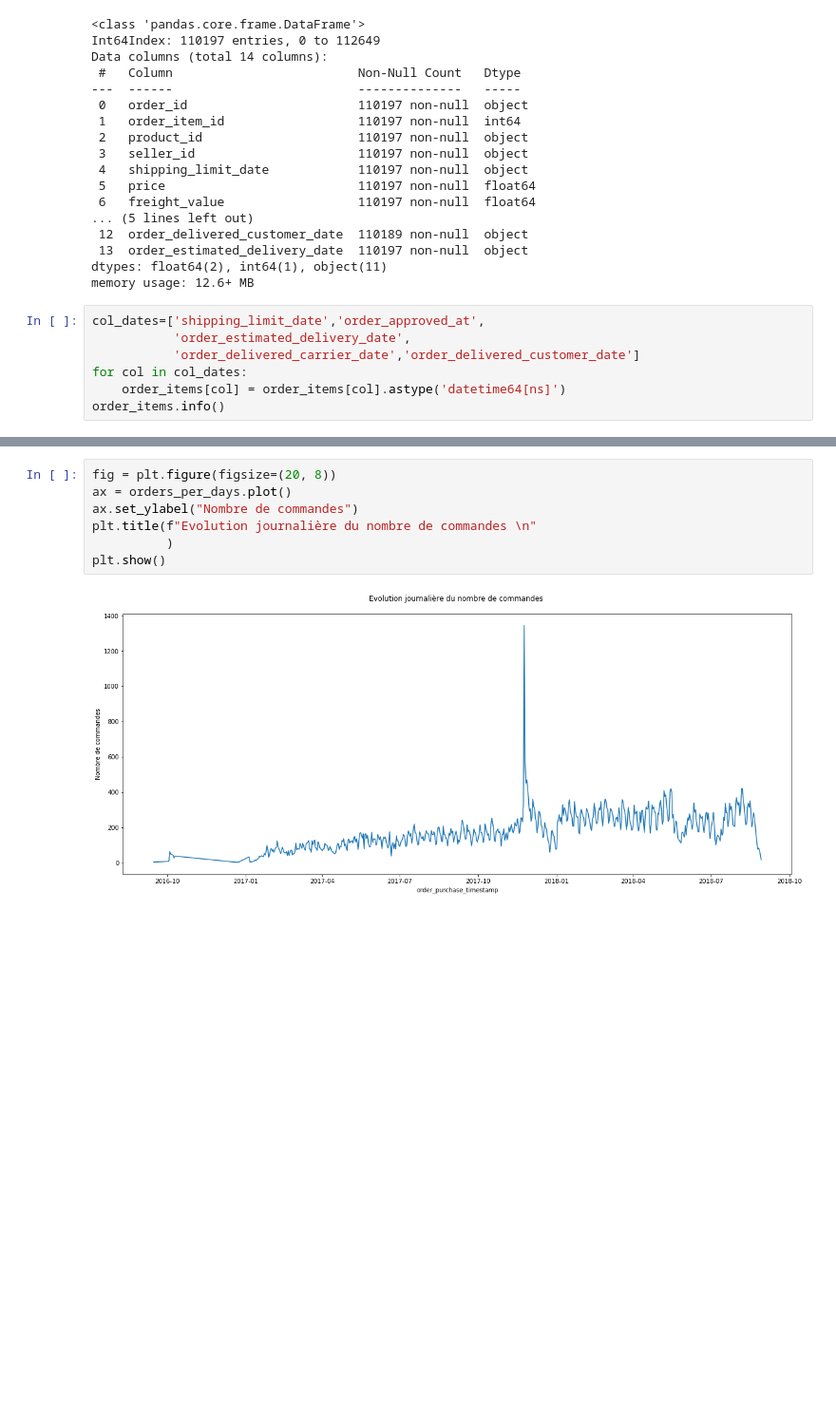
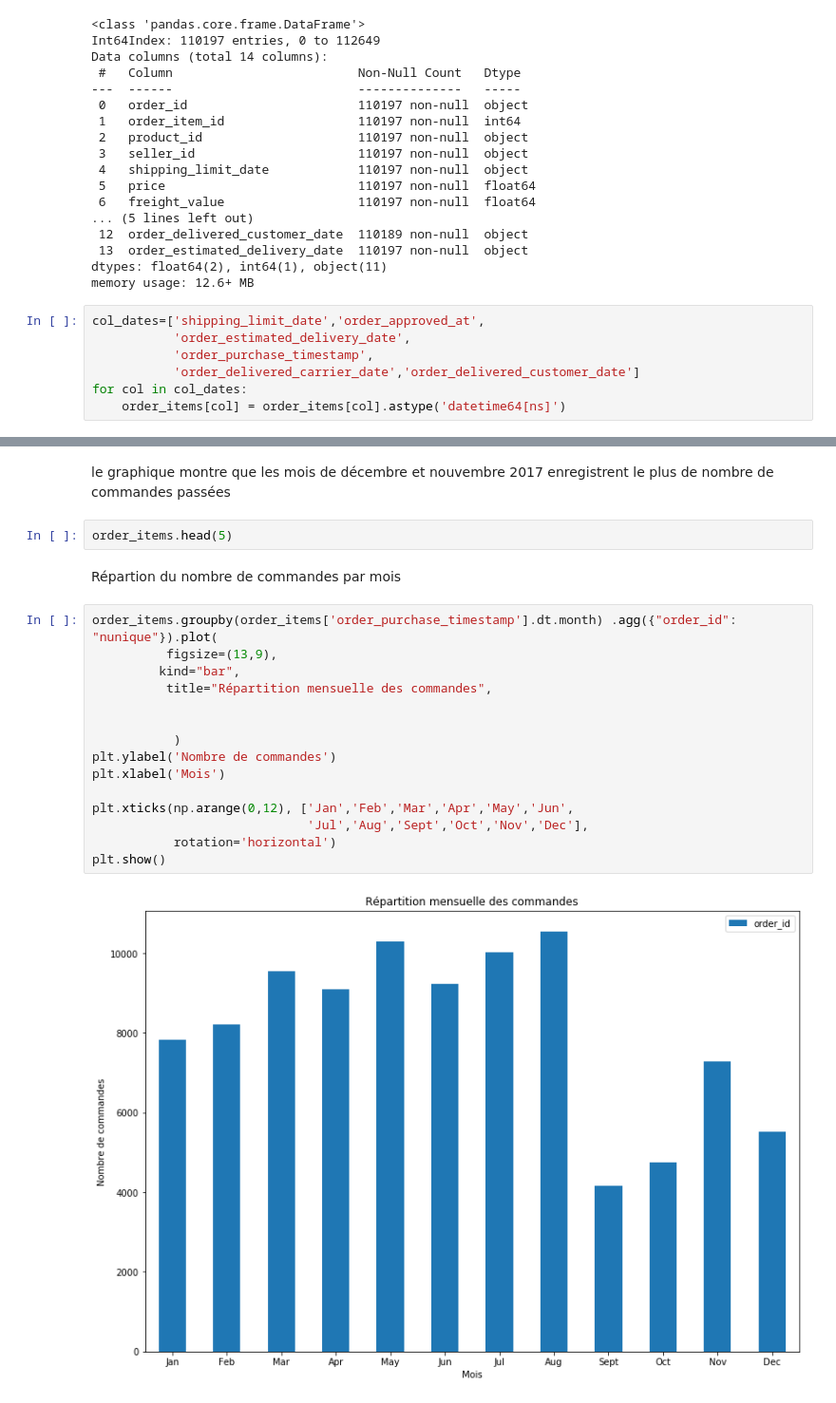
Before and after one commit to hoochycoochie/p5ml, a Jupyter notebook: DIOP_Amadou_1_notebook_exploration_092022.ipynb, the cells around one changed output, grey strips where cells are left out. Shown: that part at 95% size. Drawn from its saved outputs; the diff is of its cells as text; blank space fills up the shorter version.

Commit message:
order

```diff
--- a/DIOP_Amadou_1_notebook_exploration_092022.ipynb
+++ b/DIOP_Amadou_1_notebook_exploration_092022.ipynb
@@ -81,7 +86,7 @@ memory usage: 12.6+ MB
 # %%
 col_dates=['shipping_limit_date','order_approved_at',
            'order_estimated_delivery_date',
+           'order_purchase_timestamp',
            'order_delivered_carrier_date','order_delivered_customer_date']
 for col in col_dates:
     order_items[col] = order_items[col].astype('datetime64[ns]')
-order_items.info()
@@ -117,9 +114,23 @@ orders_per_days = order_items.groupby(order_items['order_purchase_timestamp'].as
-# %%
-fig = plt.figure(figsize=(20, 8))
-ax = orders_per_days.plot()
-ax.set_ylabel("Nombre de commandes")
-plt.title(f"Evolution journalière du nombre de commandes \n"
-          )
-plt.show()
-# %% [output]
-[figure, removed]
+# %% [markdown]
+le graphique montre que les mois de décembre et nouvembre 2017 enregistrent le plus de nombre de commandes passées
+# %%
+order_items.head(5)
+# %% [markdown]
+Répartion du nombre de commandes par mois
+# %%
+order_items.groupby(order_items['order_purchase_timestamp'].dt.month) .agg({"order_id": "nunique"}).plot(
+          figsize=(13,9),
+         kind="bar",
+          title="Répartition mensuelle des commandes",
+
+
+           )
+plt.ylabel('Nombre de commandes')
+plt.xlabel('Mois')
+
+plt.xticks(np.arange(0,12), ['Jan','Feb','Mar','Apr','May','Jun',
+                             'Jul','Aug','Sept','Oct','Nov','Dec'],
+           rotation='horizontal')
+plt.show()
+# %% [output]
+[figure, added]
```
Also changed, not shown: parts of 11 cells of this notebook.
